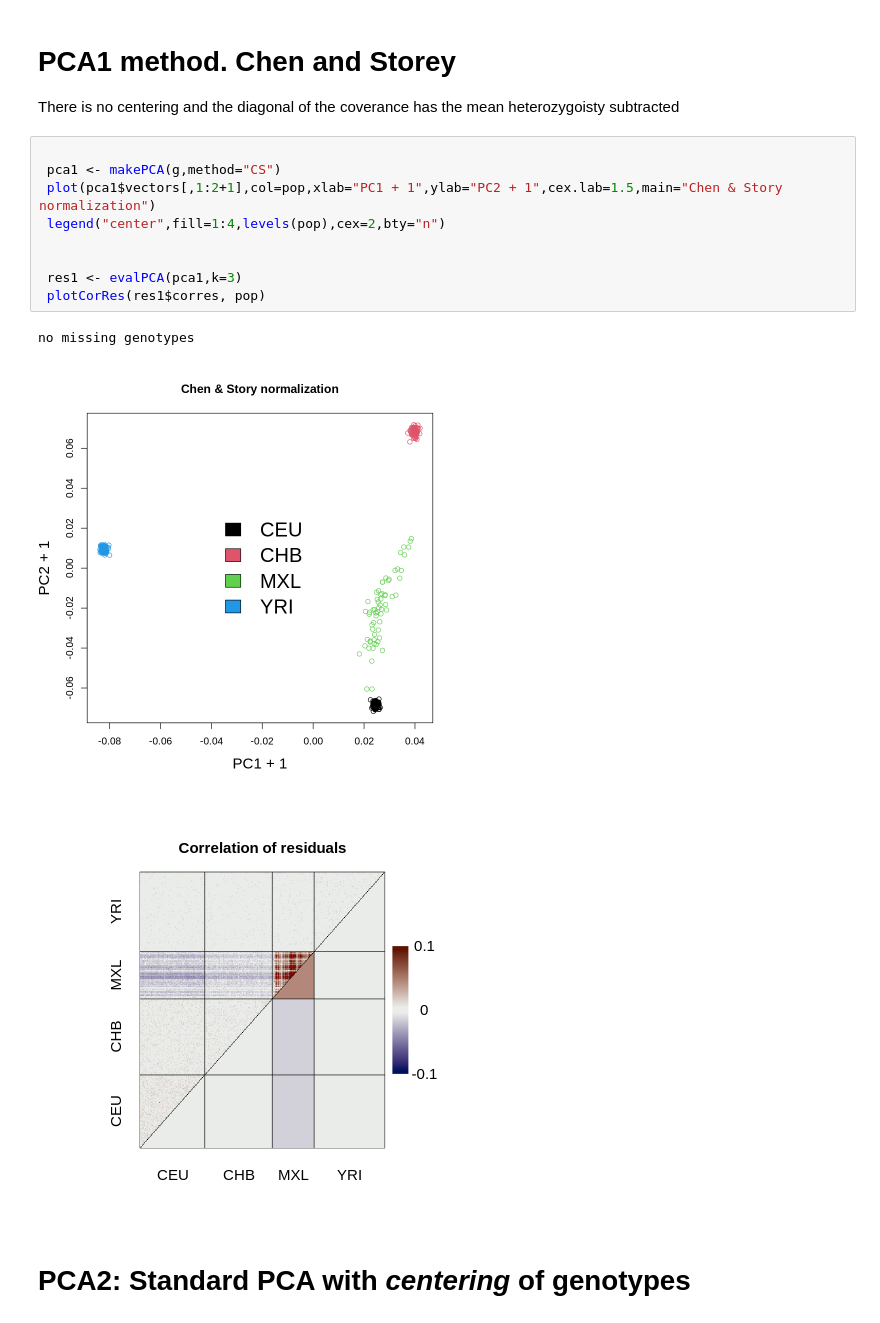
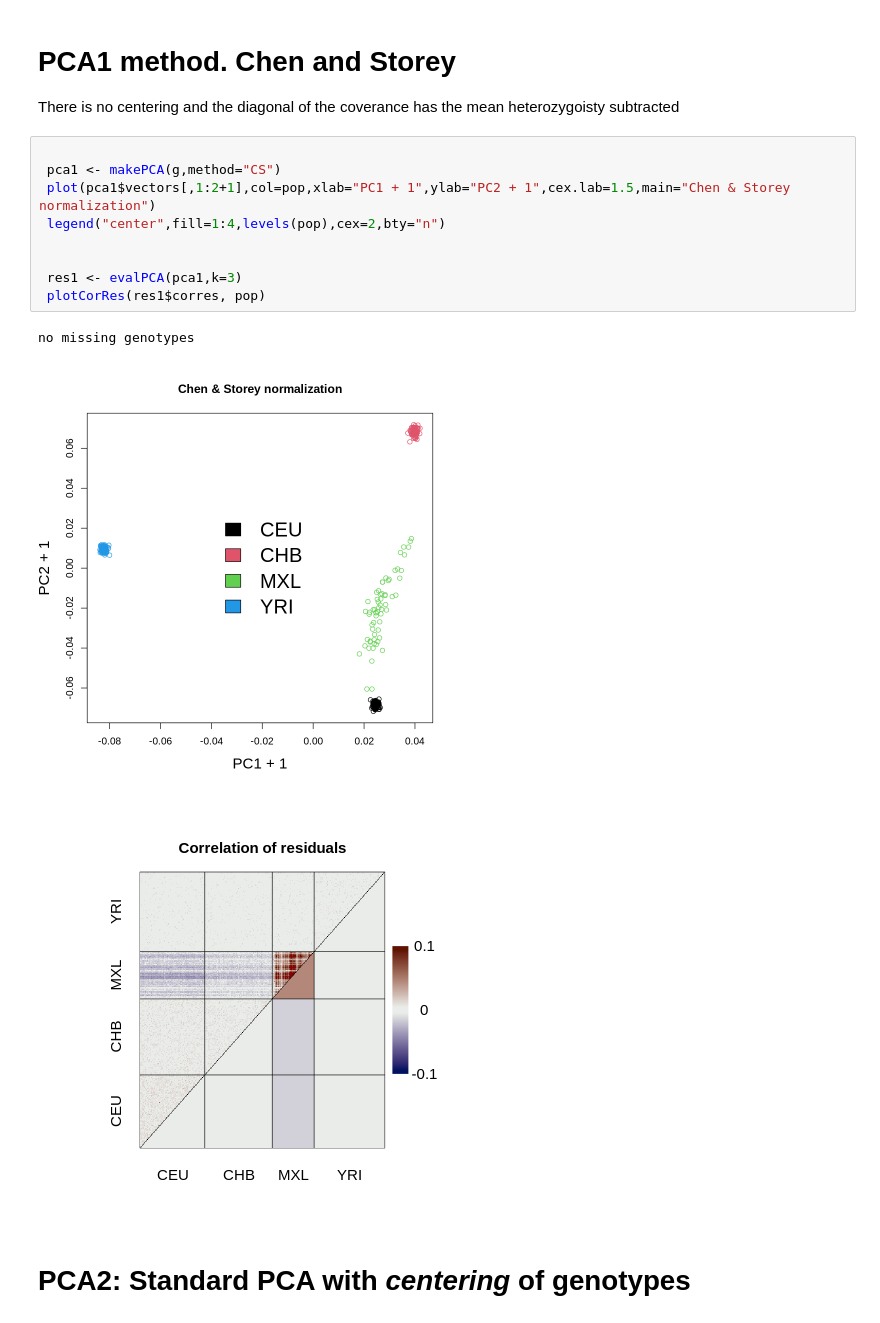
Before and after one commit to popgenDK/evalPopStructure, a Jupyter notebook: evalPCA.ipynb, the cells around one changed output. Saved outputs shown, nothing was run; the diff lists cells and outputs as text.

```diff
--- a/evalPCA.ipynb
+++ b/evalPCA.ipynb
@@ -52,15 +49,15 @@ There is no centering and the diagonal of the coverance has the mean heterozygoi
 # %%
 
  pca1 <- makePCA(g,method="CS")
- plot(pca1$vectors[,1:2+1],col=pop,xlab="PC1 + 1",ylab="PC2 + 1",cex.lab=1.5,main="Chen & Story normalization")
+ plot(pca1$vectors[,1:2+1],col=pop,xlab="PC1 + 1",ylab="PC2 + 1",cex.lab=1.5,main="Chen & Storey normalization")
  legend("center",fill=1:4,levels(pop),cex=2,bty="n")
 
 
  res1 <- evalPCA(pca1,k=3)
  plotCorRes(res1$corres, pop)
 # %% [output]
 no missing genotypes
-[figure, old version]
+[figure, new version]
 [figure]
 # %% [markdown]
 # PCA2: Standard PCA with *centering* of genotypes
```
Also changed, not shown: parts of 12 cells of this notebook.
